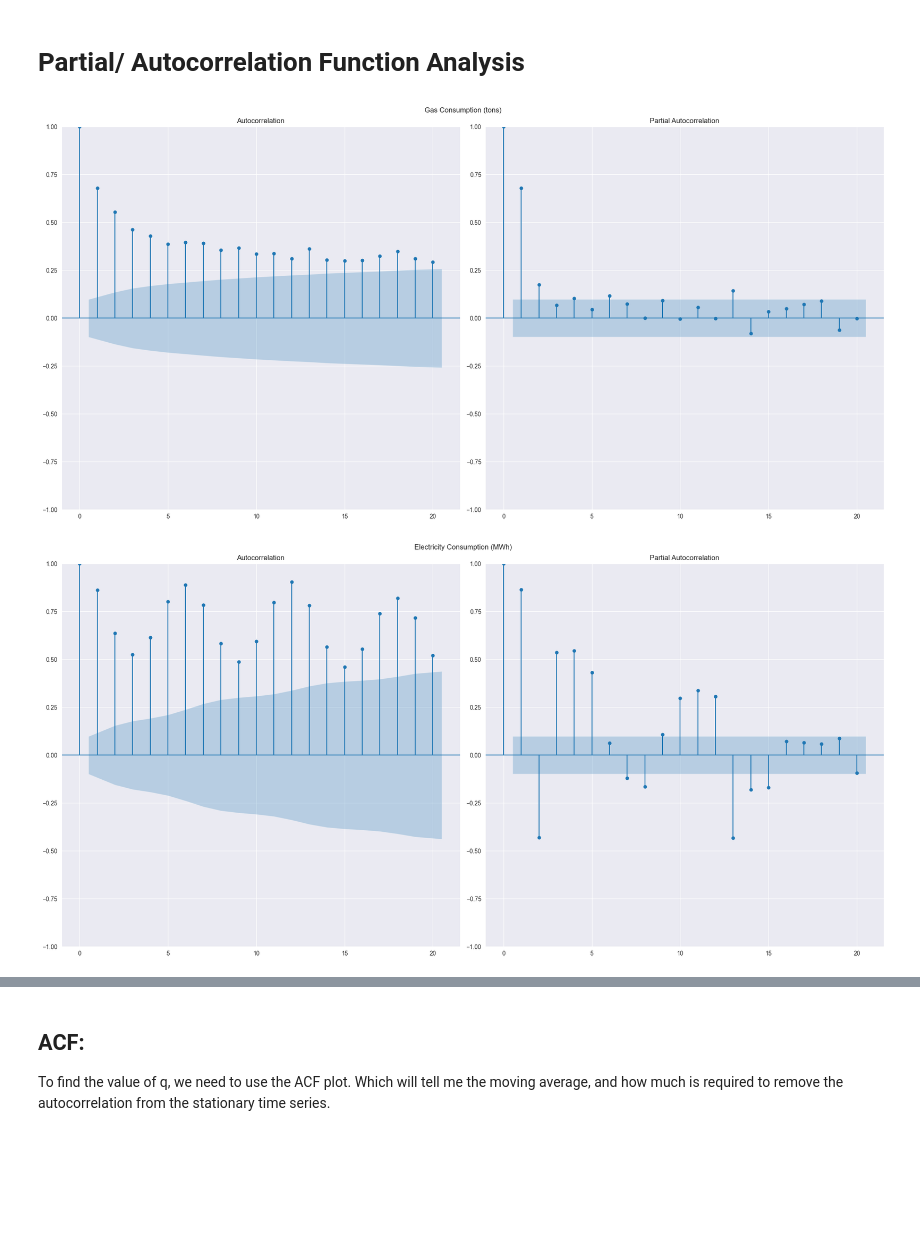
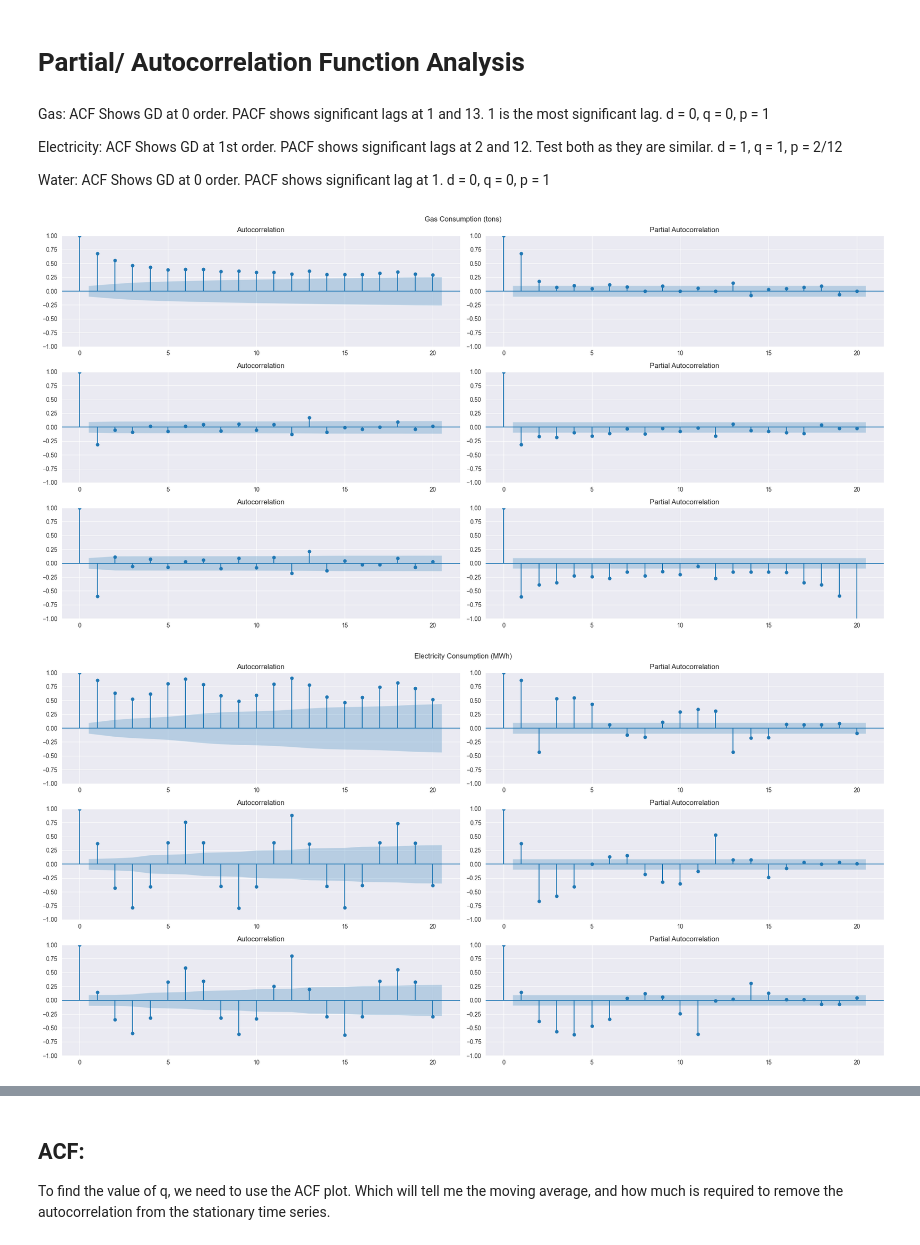
Before and after one commit to lightningsnorlax/AIML, a Jupyter notebook: CA2/Code/timeseries.ipynb, the cells around one changed output, grey strips where cells are left out. Drawn from its saved outputs; the diff is of its cells as text; code cells hidden in the pictures; blank space fills up the shorter version.

```diff
--- a/CA2/Code/timeseries.ipynb
+++ b/CA2/Code/timeseries.ipynb
@@ -369,14 +369,32 @@ Water Consumption:
 The original P-Value is less that 0.05, thus the Value of D would be 0
 # %% [markdown]
 # Partial/ Autocorrelation Function Analysis
+# %% [markdown]
+Gas:
+ACF Shows GD at 0 order. PACF shows significant lags at 1 and 13. 1 is the most significant lag.
+d = 0, q = 0, p = 1
+
+Electricity:
+ACF Shows GD at 1st order. PACF shows significant lags at 2 and 12. Test both as they are similar.
+d = 1, q = 1, p = 2/12
+
+Water:
+ACF Shows GD at 0 order. PACF shows significant lag at 1.
+d = 0, q = 0, p = 1
 # %%
 for i, y_temp in enumerate(["Gas Consumption (tons)", "Electricity Consumption (MWh)", "Water Consumption (tons)"]):
-    fig, ax = plt.subplots(1, 2, figsize=(20, 10), tight_layout=True)
-    plot_acf(df[y_temp], lags=20, ax=ax[0])
-    plot_pacf(df[y_temp], lags=20, ax=ax[1])
+    fig, ax = plt.subplots(3, 2, figsize=(20, 10), tight_layout=True)
+    plot_acf(df[y_temp], lags=20, ax=ax[0,0])
+    plot_pacf(df[y_temp], lags=20, ax=ax[0,1])
+
+    plot_acf(df[y_temp].diff().dropna(), lags=20, ax=ax[1,0])
+    plot_pacf(df[y_temp].diff().dropna(), lags=20, ax=ax[1,1])
+
+    plot_acf(df[y_temp].diff().diff().dropna(), lags=20, ax=ax[2,0])
+    plot_pacf(df[y_temp].diff().diff().dropna(), lags=20, ax=ax[2,1])
 
     fig.suptitle(y_temp)
     plt.show()
 # %% [output]
-[figure, old version]
+[figure, new version]
-[figure, old version]
+[figure, new version]
```
Also changed, not shown: parts of 7 cells of this notebook.
